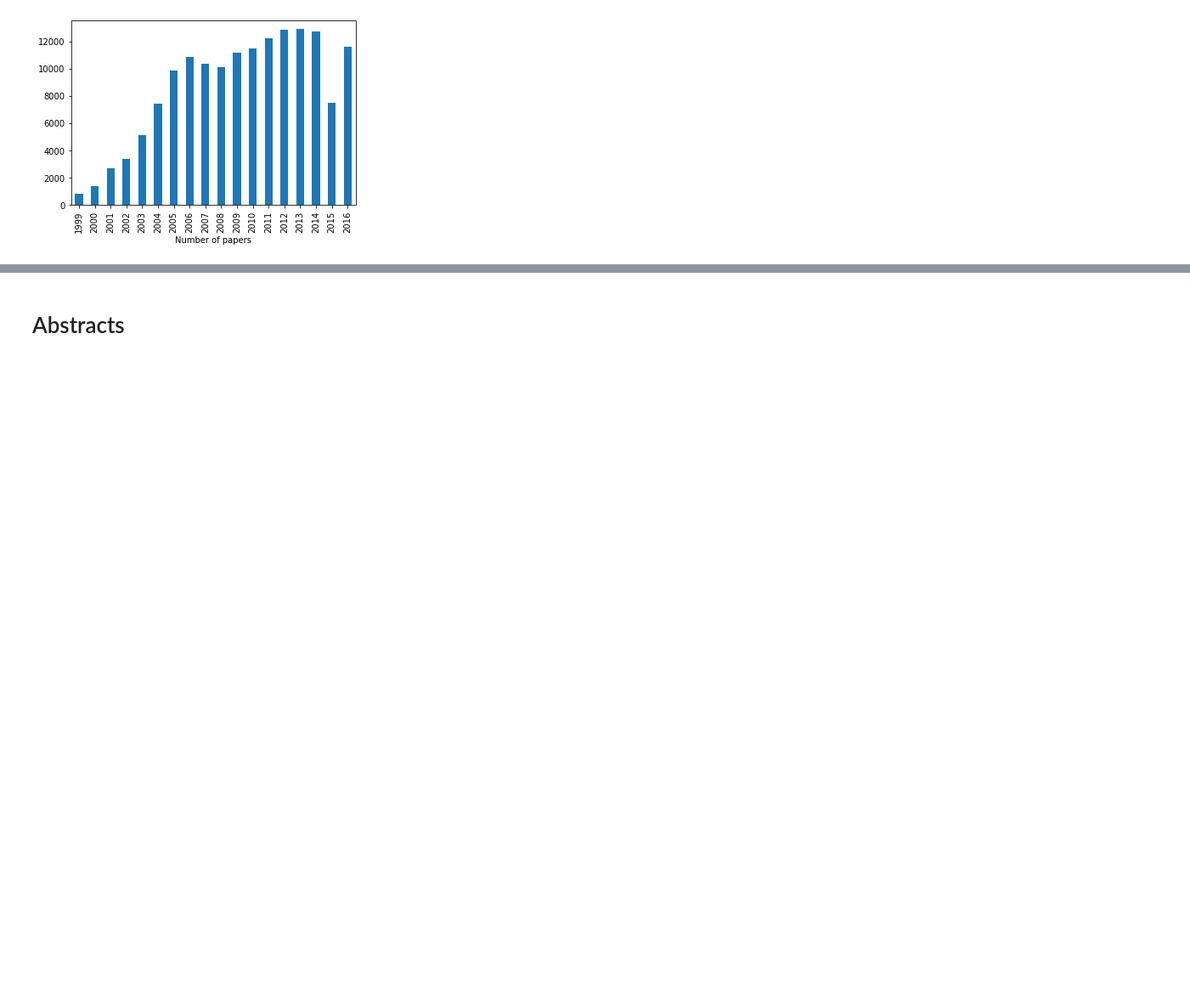
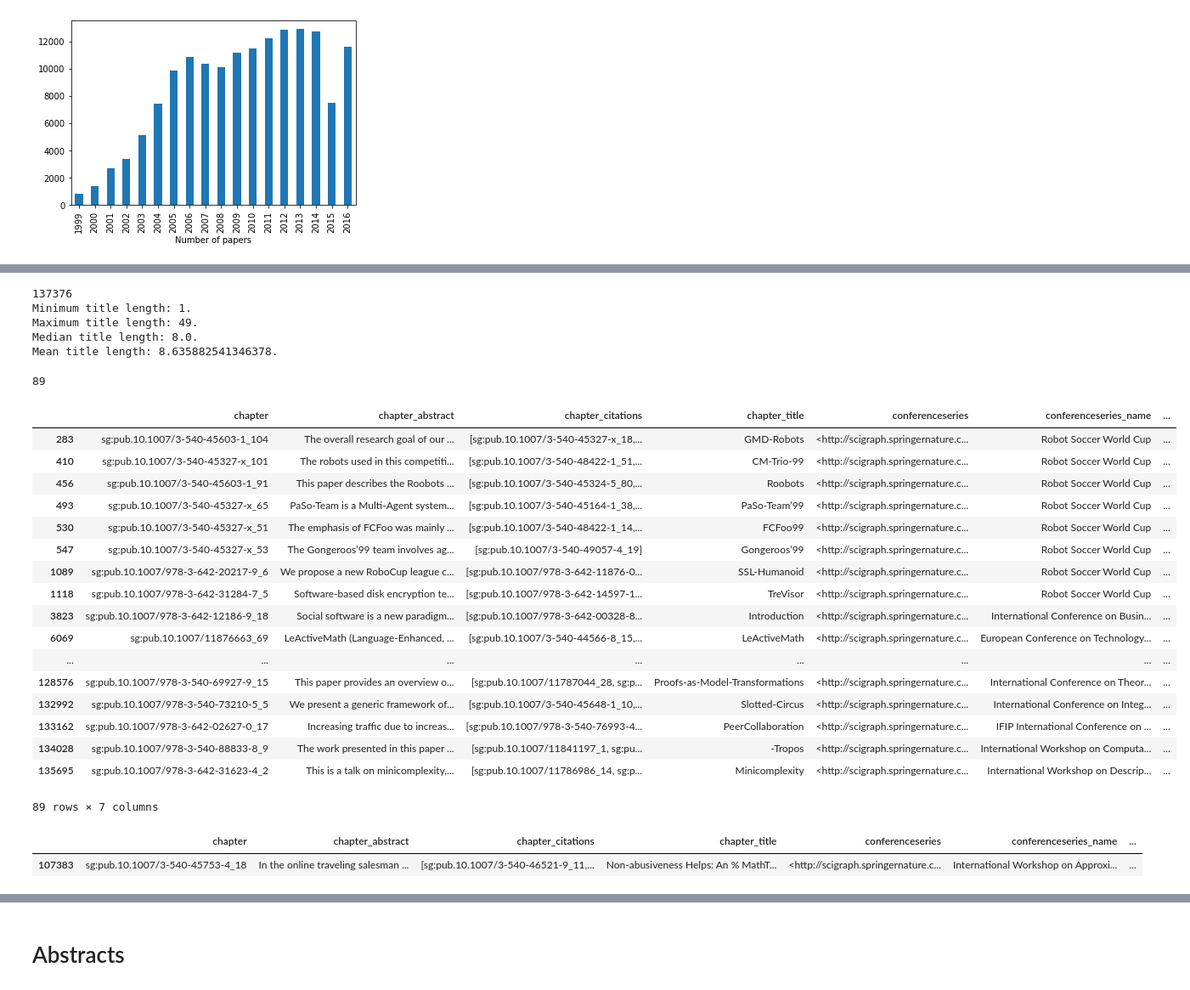
Before and after one commit to andreeaiana/graph_confrec, a Jupyter notebook: notebooks/Exploration General Papers.ipynb, the cells around one changed output, grey strips where cells are left out. Shown: that part at 85% size. Drawn from its saved outputs; the diff is of its cells as text; code cells hidden in the pictures; blank space fills up the shorter version.

```diff
--- a/notebooks/Exploration General Papers.ipynb
+++ b/notebooks/Exploration General Papers.ipynb
@@ -244,0 +271,42 @@ plt.show()
+# %%
+print(len(df[["len"]]))
+print("Minimum title length: {}.".format(df["len"].min()))
+print("Maximum title length: {}.".format(df["len"].max()))
+print("Median title length: {}.".format(df["len"].median()))
+print("Mean title length: {}.".format(df["len"].mean()))
+# %% [output]
+137376
+Minimum title length: 1.
+Maximum title length: 49.
+Median title length: 8.0.
+Mean title length: 8.635882541346378.
+# %%
+len(df[df.len==1])
+# %% [output]
+89
+# %%
+df[df.len==1]
+# %% [output]
+|  | chapter | chapter_abstract | chapter_citations | chapter_title | conferenceseries | conferenceseries_name | ... |
+| 283 | sg:pub.10.1007/3-540-45603-1_104 | The overall research goal of our ... | [sg:pub.10.1007/3-540-45327-x_18,... | GMD-Robots | <http://scigraph.springernature.c... | Robot Soccer World Cup | ... |
+| 410 | sg:pub.10.1007/3-540-45327-x_101 | The robots used in this competiti... | [sg:pub.10.1007/3-540-48422-1_51,... | CM-Trio-99 | <http://scigraph.springernature.c... | Robot Soccer World Cup | ... |
+| 456 | sg:pub.10.1007/3-540-45603-1_91 | This paper describes the Roobots ... | [sg:pub.10.1007/3-540-45324-5_80,... | Roobots | <http://scigraph.springernature.c... | Robot Soccer World Cup | ... |
+| 493 | sg:pub.10.1007/3-540-45327-x_65 | PaSo-Team is a Multi-Agent system... | [sg:pub.10.1007/3-540-45164-1_38,... | PaSo-Team’99 | <http://scigraph.springernature.c... | Robot Soccer World Cup | ... |
+| 530 | sg:pub.10.1007/3-540-45327-x_51 | The emphasis of FCFoo was mainly ... | [sg:pub.10.1007/3-540-48422-1_14,... | FCFoo99 | <http://scigraph.springernature.c... | Robot Soccer World Cup | ... |
+| 547 | sg:pub.10.1007/3-540-45327-x_53 | The Gongeroos’99 team involves ag... | [sg:pub.10.1007/3-540-49057-4_19] | Gongeroos’99 | <http://scigraph.springernature.c... | Robot Soccer World Cup | ... |
+| 1089 | sg:pub.10.1007/978-3-642-20217-9_6 | We propose a new RoboCup league c... | [sg:pub.10.1007/978-3-642-11876-0... | SSL-Humanoid | <http://scigraph.springernature.c... | Robot Soccer World Cup | ... |
+| 1118 | sg:pub.10.1007/978-3-642-31284-7_5 | Software-based disk encryption te... | [sg:pub.10.1007/978-3-642-14597-1... | TreVisor | <http://scigraph.springernature.c... | Robot Soccer World Cup | ... |
+| 3823 | sg:pub.10.1007/978-3-642-12186-9_18 | Social software is a new paradigm... | [sg:pub.10.1007/978-3-642-00328-8... | Introduction | <http://scigraph.springernature.c... | International Conference on Busin... | ... |
+| 6069 | sg:pub.10.1007/11876663_69 | LeActiveMath (Language-Enhanced, ... | [sg:pub.10.1007/3-540-44566-8_15,... | LeActiveMath | <http://scigraph.springernature.c... | European Conference on Technology... | ... |
+| ... | ... | ... | ... | ... | ... | ... | ... |
+| 128576 | sg:pub.10.1007/978-3-540-69927-9_15 | This paper provides an overview o... | [sg:pub.10.1007/11787044_28, sg:p... | Proofs-as-Model-Transformations | <http://scigraph.springernature.c... | International Conference on Theor... | ... |
+| 132992 | sg:pub.10.1007/978-3-540-73210-5_5 | We present a generic framework of... | [sg:pub.10.1007/3-540-45648-1_10,... | Slotted-Circus | <http://scigraph.springernature.c... | International Conference on Integ... | ... |
+| 133162 | sg:pub.10.1007/978-3-642-02627-0_17 | Increasing traffic due to increas... | [sg:pub.10.1007/978-3-540-76993-4... | PeerCollaboration | <http://scigraph.springernature.c... | IFIP International Conference on ... | ... |
+| 134028 | sg:pub.10.1007/978-3-540-88833-8_9 | The work presented in this paper ... | [sg:pub.10.1007/11841197_1, sg:pu... | -Tropos | <http://scigraph.springernature.c... | International Workshop on Computa... | ... |
+| 135695 | sg:pub.10.1007/978-3-642-31623-4_2 | This is a talk on minicomplexity,... | [sg:pub.10.1007/11786986_14, sg:p... | Minicomplexity | <http://scigraph.springernature.c... | International Workshop on Descrip... | ... |
+89 rows × 7 columns
+# %%
+df[df.len==49]
+# %% [output]
+|  | chapter | chapter_abstract | chapter_citations | chapter_title | conferenceseries | conferenceseries_name | ... |
+| 107383 | sg:pub.10.1007/3-540-45753-4_18 | In the online traveling salesman ... | [sg:pub.10.1007/3-540-46521-9_11,... | Non-abusiveness Helps: An % MathT... | <http://scigraph.springernature.c... | International Workshop on Approxi... | ... |
```
Also changed, not shown: parts of 18 cells of this notebook, 3 other files.
